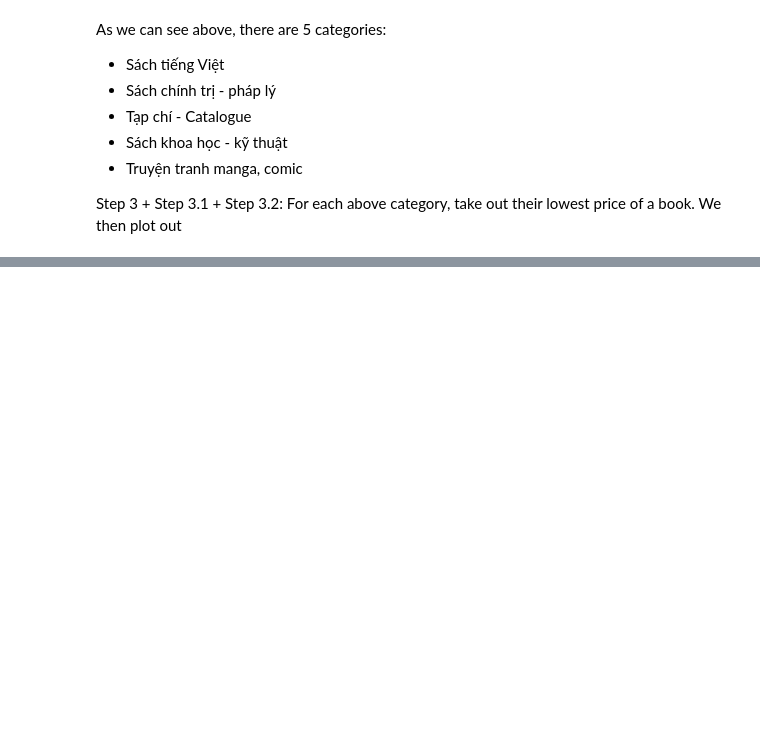
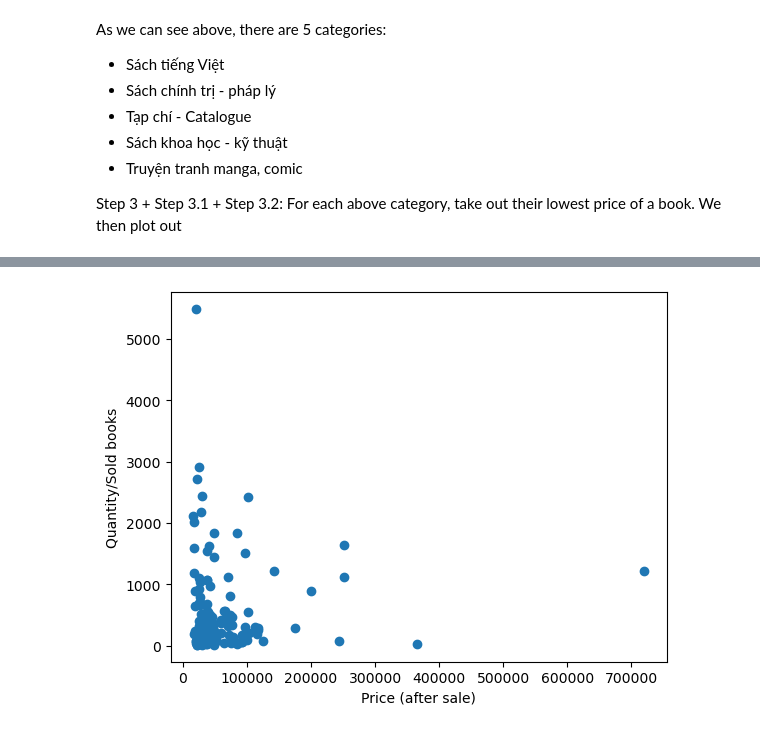
Before and after one commit to trungluong12/LTCKHDL_FinalProject, a Jupyter notebook: FinalProject.ipynb, the cells around one changed output, grey strips where cells are left out. Cells and saved outputs as stored; diff of their text form; code cells hidden in the pictures; blank space fills up the shorter version.

```diff
--- a/FinalProject.ipynb
+++ b/FinalProject.ipynb
@@ -583,0 +611,9 @@ On the other hand, other categories like science, politics and others are more o
+# %%
+# This is for comic category
+comic_df = my_book_df[my_book_df['category']=='Truyện Tranh, Manga, Comic'][['current_price', 'quantity']]
+plt.scatter(comic_df.iloc[:, 0].to_numpy(), comic_df.iloc[:, 1].to_numpy())
+plt.ylabel("Quantity/Sold books")
+plt.xlabel("Price (after sale)")
+plt.show()
+# %% [output]
+[figure, added]
```
Also changed, not shown: parts of 17 cells of this notebook.
